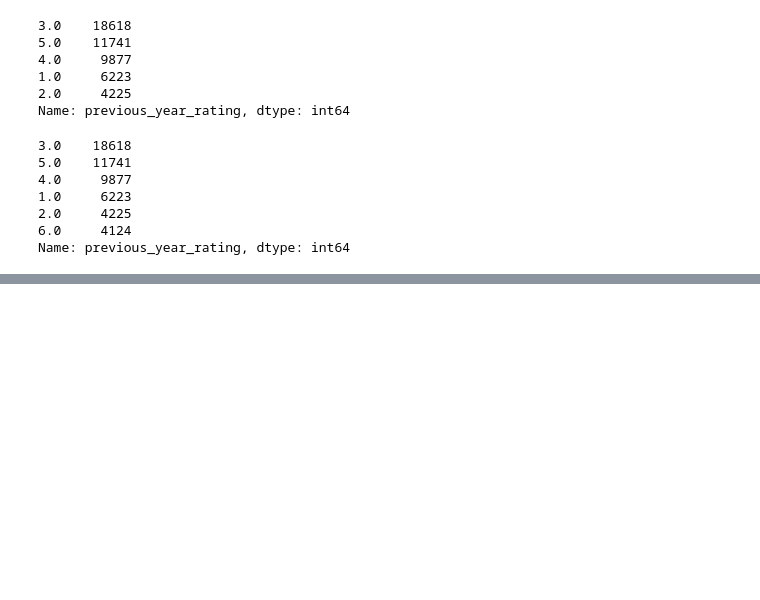
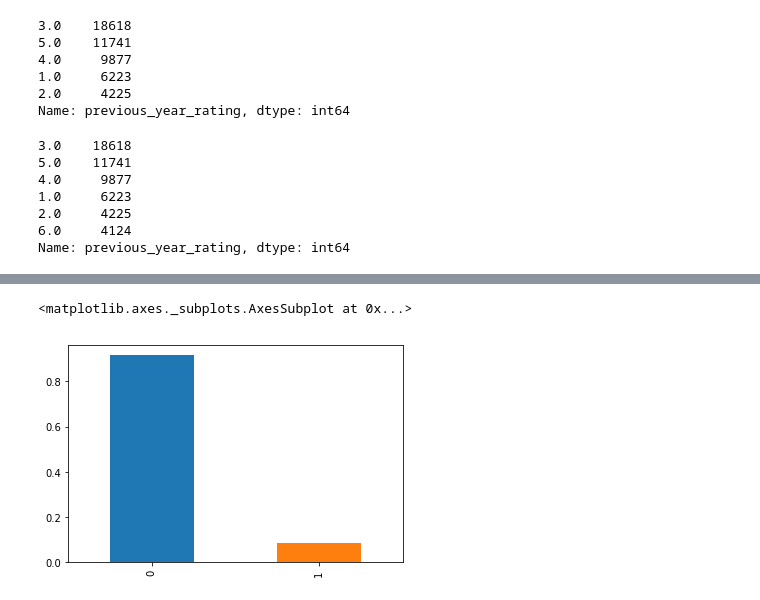
Before and after one commit to nomad-ashu/AV_Projects, a Jupyter notebook: HR_Analytics/Jupyter_Notebook/HR_Analytics.ipynb, the cells around one changed output, grey strips where cells are left out. Cells and saved outputs as stored; diff of their text form; code cells hidden in the pictures; blank space fills up the shorter version.

```diff
--- a/HR_Analytics/Jupyter_Notebook/HR_Analytics.ipynb
+++ b/HR_Analytics/Jupyter_Notebook/HR_Analytics.ipynb
@@ -139,0 +207,5 @@ Name: previous_year_rating, dtype: int64
+# %%
+(traindata['is_promoted'].value_counts()/len(traindata)).plot.bar() #relative ditribution of values
+# %% [output]
+<matplotlib.axes._subplots.AxesSubplot at 0x...>
+[figure, added]
```
Also changed, not shown: parts of 43 cells of this notebook.
